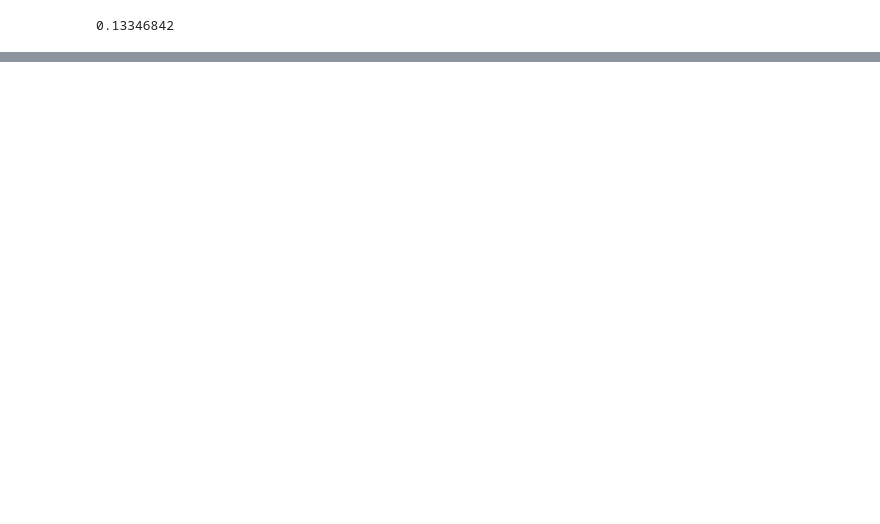
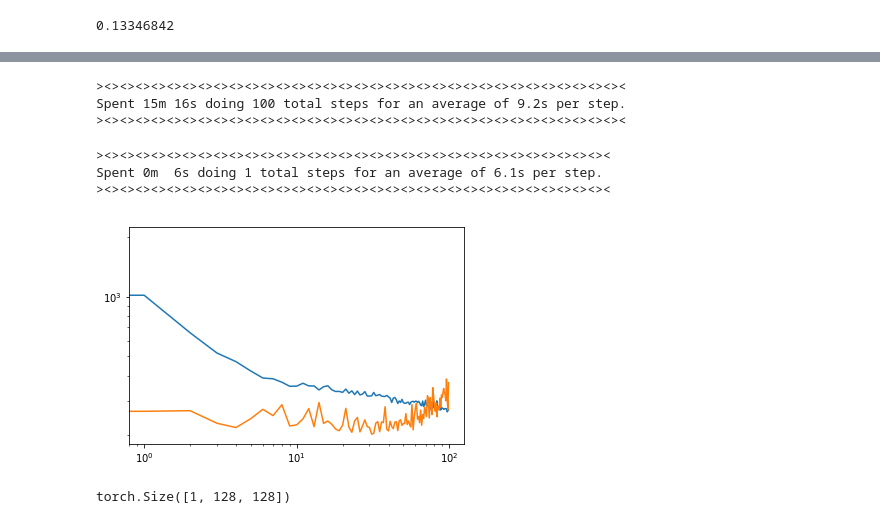
Before and after one commit to jbf81tb/kural_work, a Jupyter notebook: actin_snr_boost.ipynb, the cells around one changed output, grey strips where cells are left out. Saved outputs shown, nothing was run; the diff lists cells and outputs as text; code cells hidden in the pictures; blank space fills up the shorter version.

Commit message:
overfitting_need_more_data

```diff
--- a/actin_snr_boost.ipynb
+++ b/actin_snr_boost.ipynb
@@ -129,0 +202,55 @@ with open(PATH+'actin_classifier_model_image_normalization.pickle','rb') as f:
+# %%
+for i in range(2):
+    for j in range(good[i].shape[0]):
+        good[i][j] = (good[i][j]-good[i][j].mean())/good[i][j].std()
+# %%
+ds = ActinUNetDataset(good)
+train_idx, val_idx = RandomIndicesForKFoldValidation(len(ds), 0, K=5, rand_seed=42, nORp=1)
+bs = 10
+clip = 50
+train_dl = torch.utils.data.DataLoader(ds,batch_size=bs, sampler=SubsetSampler(train_idx, shuffle=True))
+val_dl = torch.utils.data.DataLoader(ds,batch_size=bs, sampler=SubsetSampler(val_idx))
+model = ActinUNetModel().cuda()
+opt = torch.optim.Adam(model.parameters())
+train_loss = []
+val_loss = []
+# criterion = ActinUNetPerceptualLoss(classifier_model)
+# criterion = nn.L1Loss()
+criterion = ActinProbabalisticLoss()
+# %%
+model, _tl, _vl = train_model(model, train_dl, val_dl, opt, criterion, lr_start=1e-3, lr_end=1, epochs=100, cycles=1, lr_cycle='sin')
+train_loss += _tl
+val_loss += _vl
+# model, _tl, _vl = train_model(model, train_dl, val_dl, opt, criterion, lr_start=1e-3, lr_end=1e-6, epochs=200, cycles=1, lr_cycle='cos')
+# train_loss += _tl
+# val_loss += _vl
+# %% [output]
+><><><><><><><><><><><><><><><><><><><><><><><><><><><><><><><><><><
+Spent 15m 16s doing 100 total steps for an average of 9.2s per step.
+><><><><><><><><><><><><><><><><><><><><><><><><><><><><><><><><><><
+# %%
+lr_range = [1e-6*(10**(i/5)) for i in range(30)]
+for lr in lr_range:
+    model, _tl, _vl = train_model(model, train_dl, val_dl, opt, criterion, lr_start=lr, lr_end=None, epochs=1, cycles=1)
+    train_loss += _tl
+    val_loss += _vl
+    if _tl[0]>100: break
+# %% [output]
+><><><><><><><><><><><><><><><><><><><><><><><><><><><><><><><><><
+Spent 0m  6s doing 1 total steps for an average of 6.1s per step.
+><><><><><><><><><><><><><><><><><><><><><><><><><><><><><><><><><
+# %%
+x = list(range(len(train_loss)))
+# x = lr_range
+slc = slice(0,len(train_loss))
+plt.plot(x[slc],train_loss[slc])
+plt.plot(x[slc],val_loss[slc])
+plt.xscale('log')
+plt.yscale('log')
+plt.show()
+# %% [output]
+[figure, added]
+# %%
+x_test.shape
+# %% [output]
+torch.Size([1, 128, 128])
```
Also changed, not shown: parts of 25 cells of this notebook, 3 other files.
